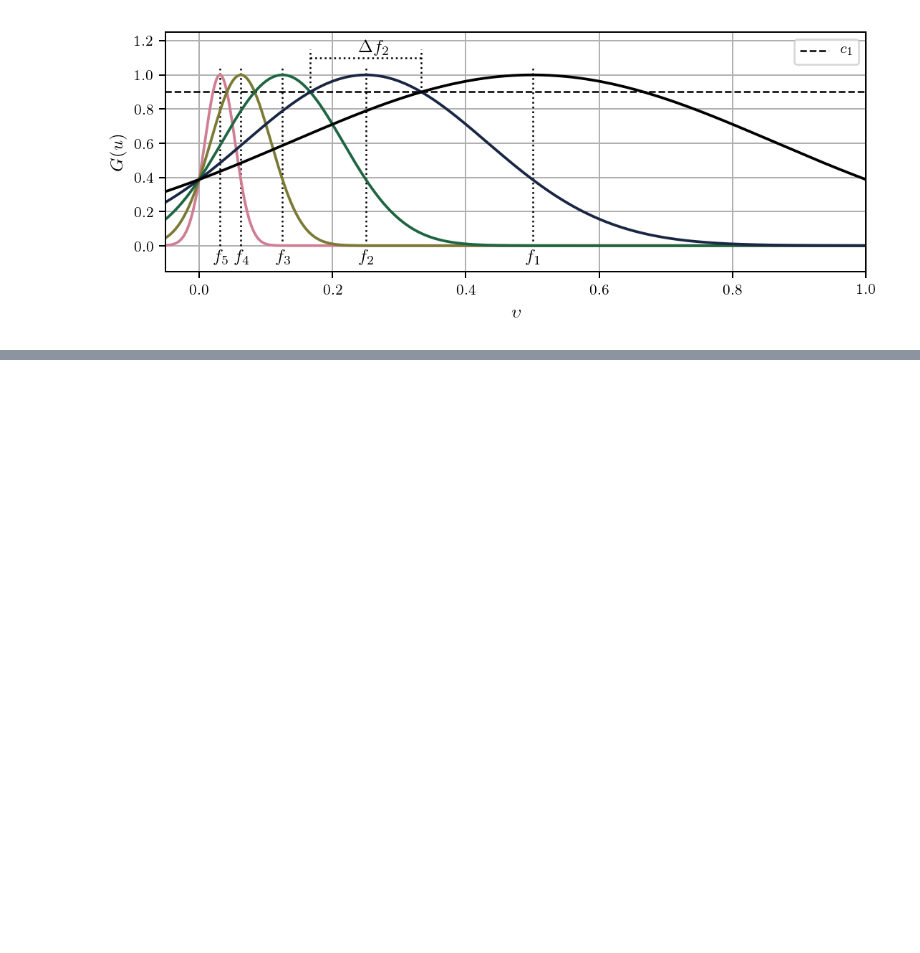
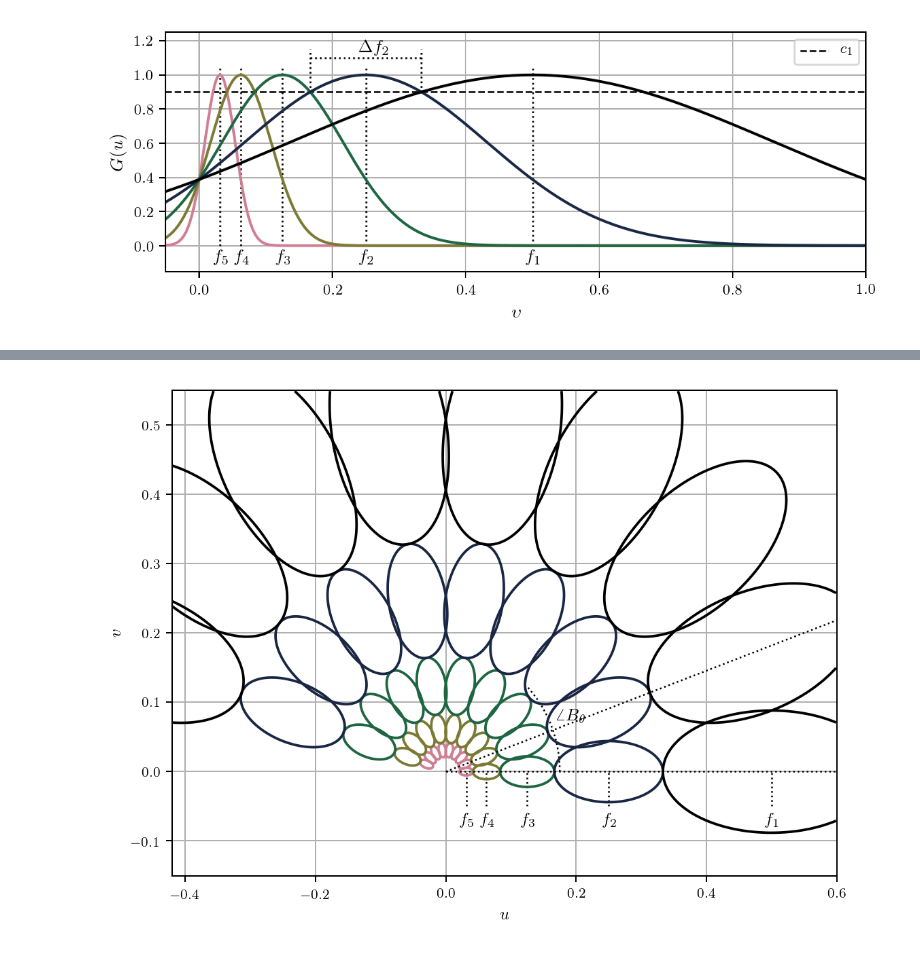
Before and after one commit to CVMethods/thesis_notebooks, a Jupyter notebook: Gabor filter description_figures.ipynb, the cells around one changed output, grey strips where cells are left out. Drawn from its saved outputs; the diff is of its cells as text; code cells hidden in the pictures; blank space fills up the shorter version.

```diff
--- a/Image spectral decomposition for texture analysis.ipynb
+++ b/Gabor filter description_figures.ipynb
@@ -630,0 +384,97 @@ plt.ylim(-0.15, 1.25)
+# %%
+# Generating Gabor filterbank in spatial-frequency domain
+min_period = 2.
+max_period = 35.
+
+bf = 1
+ba = np.deg2rad(20)
+
+c1 = 0.5
+c2 = 0.5
+
+k = 2 ** bf
+f_high = 1/(min_period)
+f_low = 1/(max_period)
+
+gamma = (1/np.pi) * np.sqrt(np.log(1/c1)) * ((k+1)/(k-1))
+eta = (1/np.pi) * np.sqrt(np.log(1/c2)) * (1/np.tan(ba/2.))
+
+n = np.int(np.round(np.sqrt((eta * np.pi **2)**2 / (4 * np.log(1/c2)))))
+
+frequencies = np.array([k**-ii * f_high for ii in range(20)], dtype=np.float)
+angles = [aa * (np.pi/int(n)) for aa in range(n)]
+frequencies = frequencies[f_low < frequencies][::-1]
+
+# [x, y] = np.meshgrid(range(-envelope[0], envelope[0] + 1), range(-envelope[1], envelope[1] + 1))
+x0 = y0 = 20
+u0 = v0 = 0.6
+
+[x, y] = np.meshgrid(np.arange(-x0, x0, 0.1), np.arange(-y0, y0, 0.1))
+[u, v] = np.meshgrid(np.arange(-0.42, u0, 0.001), np.arange(-0.15, 0.55, 0.001))
+
+fig = plt.figure(figsize=set_size(width=width_pt, fraction=1, ratio=0.75), dpi=180)
+ax = fig.add_subplot(1, 1, 1)
+
+c_vals = np.linspace(0, 0.6, len(frequencies))
+colors = [cm.cubehelix(x) for x in c_vals][::-1]
+
+central_freq = frequencies[-1]
+u1 = 2* np.pi * central_freq * np.cos(0)
+v1 = 2* np.pi * central_freq * np.sin(0)
+u1_values = [0, u1]
+v1_values = [0, v1]
+
+u2 = 2* np.pi * central_freq * np.cos(ba)
+v2 = 2* np.pi * central_freq * np.sin(ba)
+u2_values = [0, u2]
+v2_values = [0, v2]
+
+
+
+for ii, f in enumerate(frequencies):
+    plt.vlines(f, -0.05, 0, color='k', linestyle=':', lw=1)
+    plt.text((f-0.01), -0.08, r'$f_%d$'%(len(frequencies)-ii), rotation=0)
+
+    for jj, theta in enumerate(angles):
+
+        # Rotation of axes in terms if the angle
+        xr = x * np.cos(theta) + y * np.sin(theta)
+        yr = -x * np.sin(theta) + y * np.cos(theta)
+
+        ur = u * np.cos(theta) + v * np.sin(theta)
+        vr = -u * np.sin(theta) + v * np.cos(theta)
+
+        alpha = f/gamma #0.1 #
+        beta = f/eta #0.1 #
+
+        norm_const = (alpha*beta)/np.pi
+
+        gauss_s = np.exp(- (alpha**2 * xr **2 + beta**2 * yr **2))
+        gs = gauss_s * np.exp(1j* 2 *np.pi * f * xr)
+
+        gauss_sf = np.exp(- np.pi**2 * (((ur-f)**2/alpha**2) + (vr**2/beta**2)))
+        gsf = gauss_sf #* np.exp(-1j* 2*np.pi * (u-f) * t_0)
+        gsf *= np.pi/(alpha*beta)
+
+        gs_norm = gs * norm_const
+        gsf_norm = gsf * norm_const
+
+
+
+#         print gsf_norm.shape
+#         print gsf_norm > 0
+        plt.contour(u, v, gsf_norm, levels=[c1], colors=[colors[ii]])
+
+e1 = patches.Arc((0, 0), 0.35, 0.35, theta1=0, theta2=45, linestyle=':', lw=1)
+ax.add_patch(e1)
+
+plt.plot(u1_values, v1_values, color='k', linestyle=':', lw=1)
+plt.plot(u2_values, v2_values, color='k', linestyle=':', lw=1)
+plt.text(0.17, 0.07, r'$\angle B_\theta$', rotation=0)
+
+plt.grid()
+plt.xlabel(r'$u$')
+plt.ylabel(r'$v$')
+plt.xlim(-0.42, 0.6)
+plt.ylim(-0.15, 0.55)
+# %% [output]
@@ -630,0 +482 @@ plt.ylim(-0.15, 1.25)
+[figure, added]
```
Also changed, not shown: parts of 14 cells of this notebook, 7 other files.
